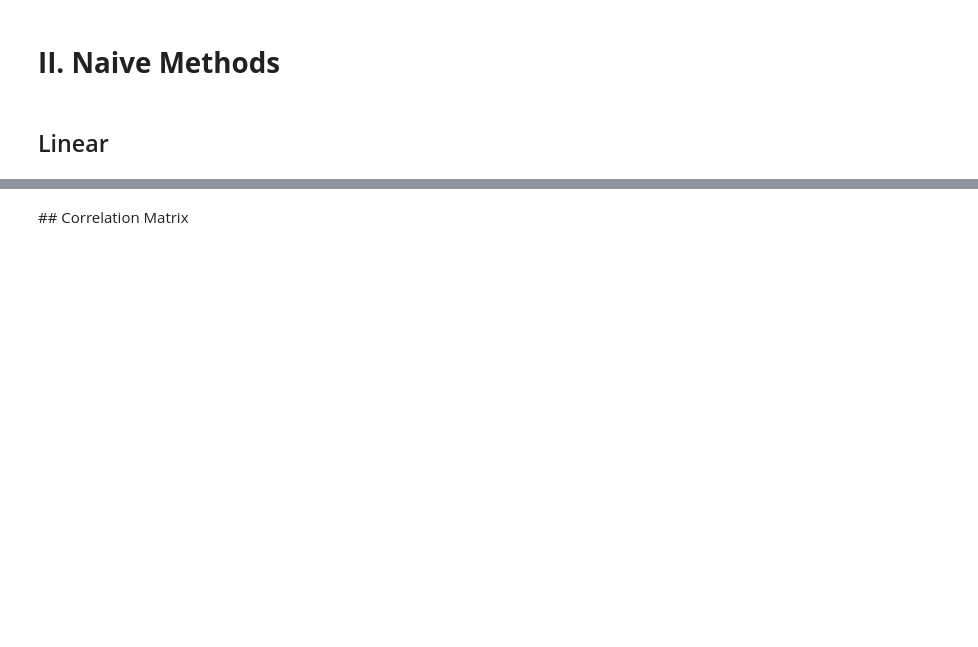
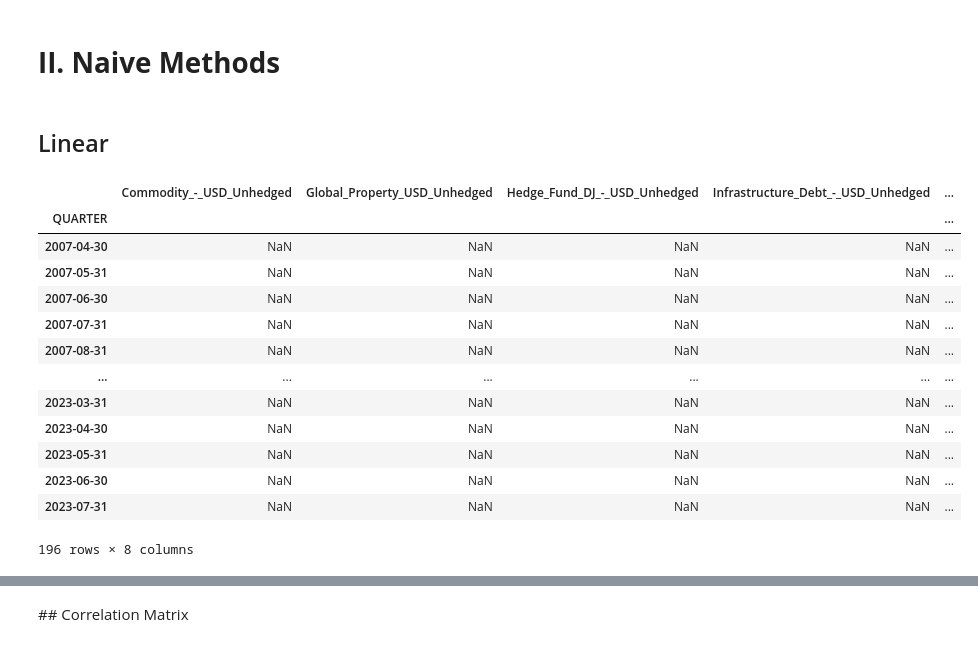
Before and after one commit to Perann/STAT_APP, a Jupyter notebook: main.ipynb, the cells around one changed output, grey strips where cells are left out. Saved outputs shown, nothing was run; the diff lists cells and outputs as text; code cells hidden in the pictures; blank space fills up the shorter version.

```diff
--- a/main.ipynb
+++ b/main.ipynb
@@ -129,3 +129,20 @@ linear_returns = price.resample('ME').interpolate(method = 'linear').pct_change(
+# %%
+linear_returns
+# %% [output]
+|  | Commodity_-_USD_Unhedged | Global_Property_USD_Unhedged | Hedge_Fund_DJ_-_USD_Unhedged | Infrastructure_Debt_-_USD_Unhedged | ... |
+| QUARTER |  |  |  |  | ... |
+| 2007-04-30 | NaN | NaN | NaN | NaN | ... |
+| 2007-05-31 | NaN | NaN | NaN | NaN | ... |
+| 2007-06-30 | NaN | NaN | NaN | NaN | ... |
+| 2007-07-31 | NaN | NaN | NaN | NaN | ... |
+| 2007-08-31 | NaN | NaN | NaN | NaN | ... |
+| ... | ... | ... | ... | ... | ... |
+| 2023-03-31 | NaN | NaN | NaN | NaN | ... |
+| 2023-04-30 | NaN | NaN | NaN | NaN | ... |
+| 2023-05-31 | NaN | NaN | NaN | NaN | ... |
+| 2023-06-30 | NaN | NaN | NaN | NaN | ... |
+| 2023-07-31 | NaN | NaN | NaN | NaN | ... |
+196 rows × 8 columns
 # %%
 fig, axis = plt.subplots()
 
```
Also changed, not shown: parts of 7 cells of this notebook.
